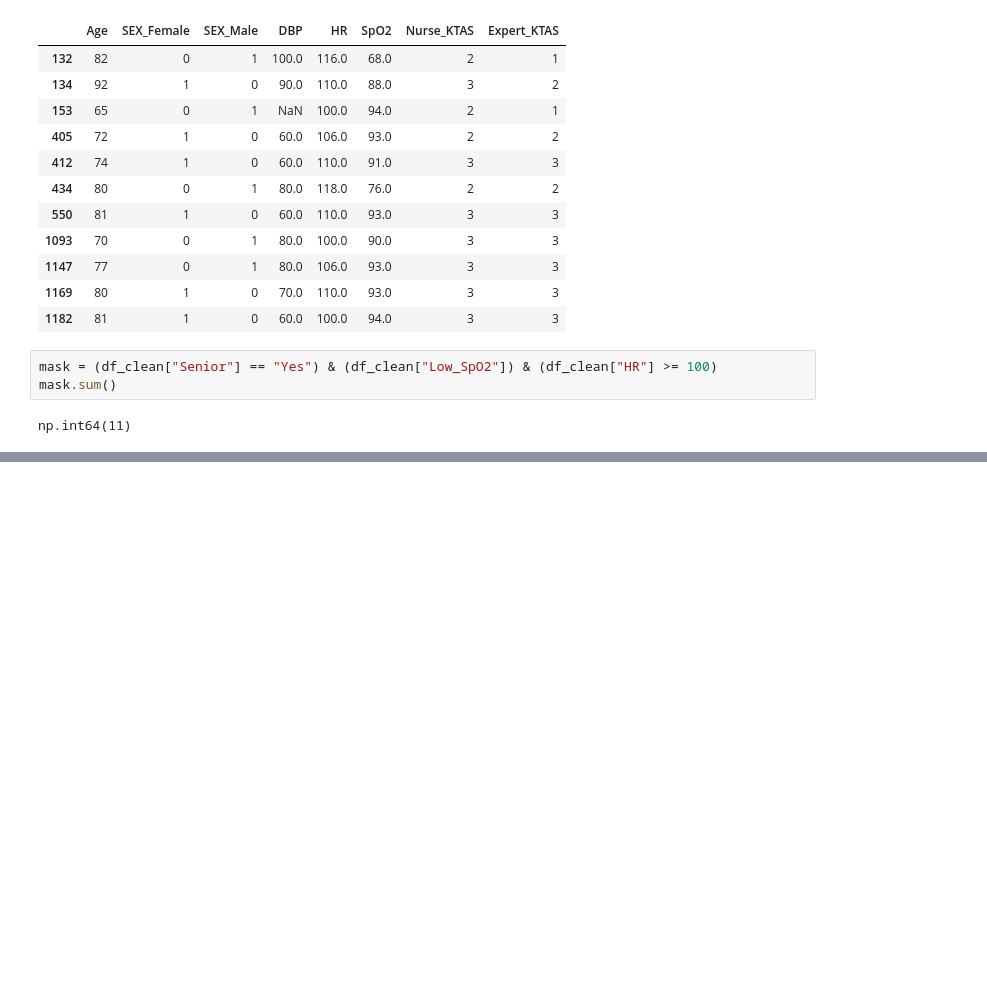
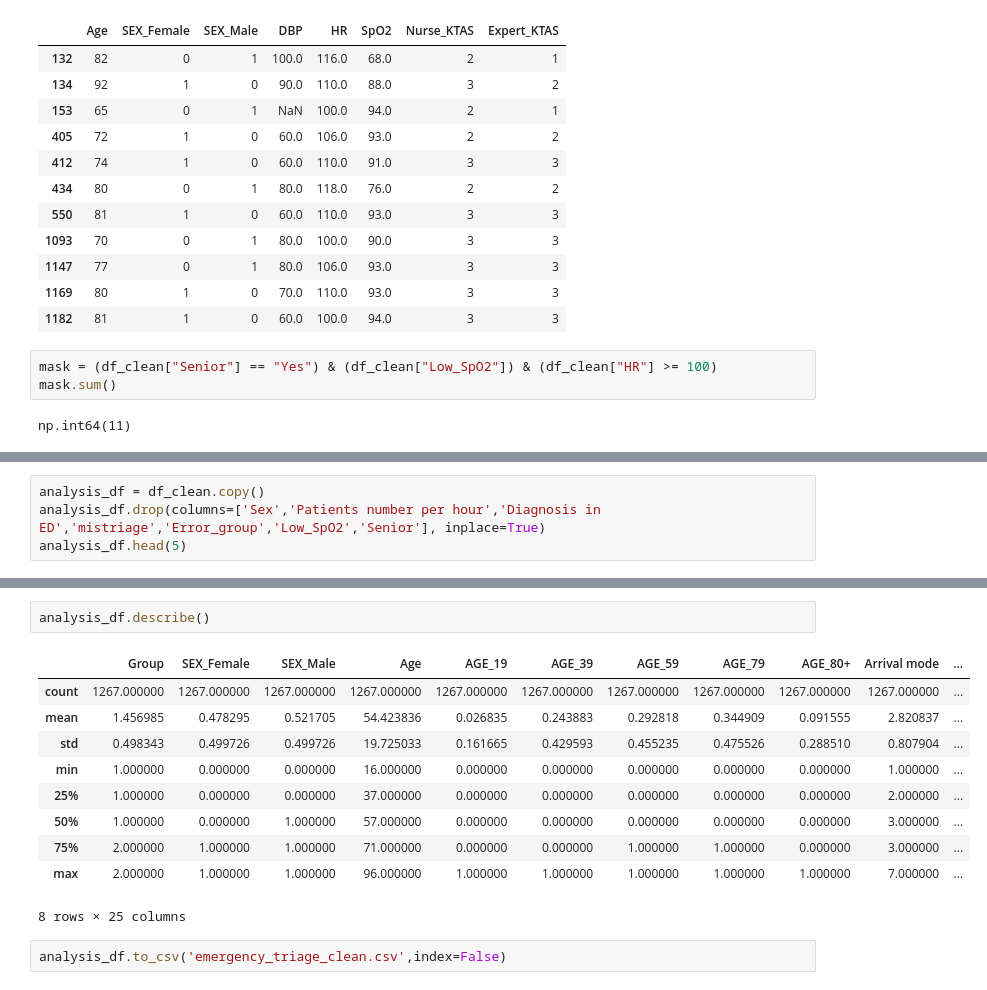
Before and after one commit to hyojochang1/Emergency-Triage-Analysis, a Jupyter notebook: emergency_triage_analysis2.ipynb, the cells around one changed output, grey strips where cells are left out. Saved outputs shown, nothing was run; the diff lists cells and outputs as text; blank space fills up the shorter version.

Commit message:
update(emergency2)

```diff
--- a/emergency_triage_analysis2.ipynb
+++ b/emergency_triage_analysis2.ipynb
@@ -222,0 +674,4 @@ df.query('Senior == "Yes"')
+# %%
+analysis_df = df_clean.copy()
+analysis_df.drop(columns=['Sex','Patients number per hour','Diagnosis in ED','mistriage','Error_group','Low_SpO2','Senior'], inplace=True)
+analysis_df.head(5)
@@ -222,0 +730,15 @@ df.query('Senior == "Yes"')
+# %%
+analysis_df.describe()
+# %% [output]
+|  | Group | SEX_Female | SEX_Male | Age | AGE_19 | AGE_39 | AGE_59 | AGE_79 | AGE_80+ | Arrival mode | ... |
+| count | 1267.000000 | 1267.000000 | 1267.000000 | 1267.000000 | 1267.000000 | 1267.000000 | 1267.000000 | 1267.000000 | 1267.000000 | 1267.000000 | ... |
+| mean | 1.456985 | 0.478295 | 0.521705 | 54.423836 | 0.026835 | 0.243883 | 0.292818 | 0.344909 | 0.091555 | 2.820837 | ... |
+| std | 0.498343 | 0.499726 | 0.499726 | 19.725033 | 0.161665 | 0.429593 | 0.455235 | 0.475526 | 0.288510 | 0.807904 | ... |
+| min | 1.000000 | 0.000000 | 0.000000 | 16.000000 | 0.000000 | 0.000000 | 0.000000 | 0.000000 | 0.000000 | 1.000000 | ... |
+| 25% | 1.000000 | 0.000000 | 0.000000 | 37.000000 | 0.000000 | 0.000000 | 0.000000 | 0.000000 | 0.000000 | 2.000000 | ... |
+| 50% | 1.000000 | 0.000000 | 1.000000 | 57.000000 | 0.000000 | 0.000000 | 0.000000 | 0.000000 | 0.000000 | 3.000000 | ... |
+| 75% | 2.000000 | 1.000000 | 1.000000 | 71.000000 | 0.000000 | 0.000000 | 1.000000 | 1.000000 | 0.000000 | 3.000000 | ... |
+| max | 2.000000 | 1.000000 | 1.000000 | 96.000000 | 1.000000 | 1.000000 | 1.000000 | 1.000000 | 1.000000 | 7.000000 | ... |
+8 rows × 25 columns
+# %%
+analysis_df.to_csv('emergency_triage_clean.csv',index=False)
```
Also changed, not shown: parts of 57 cells of this notebook.
